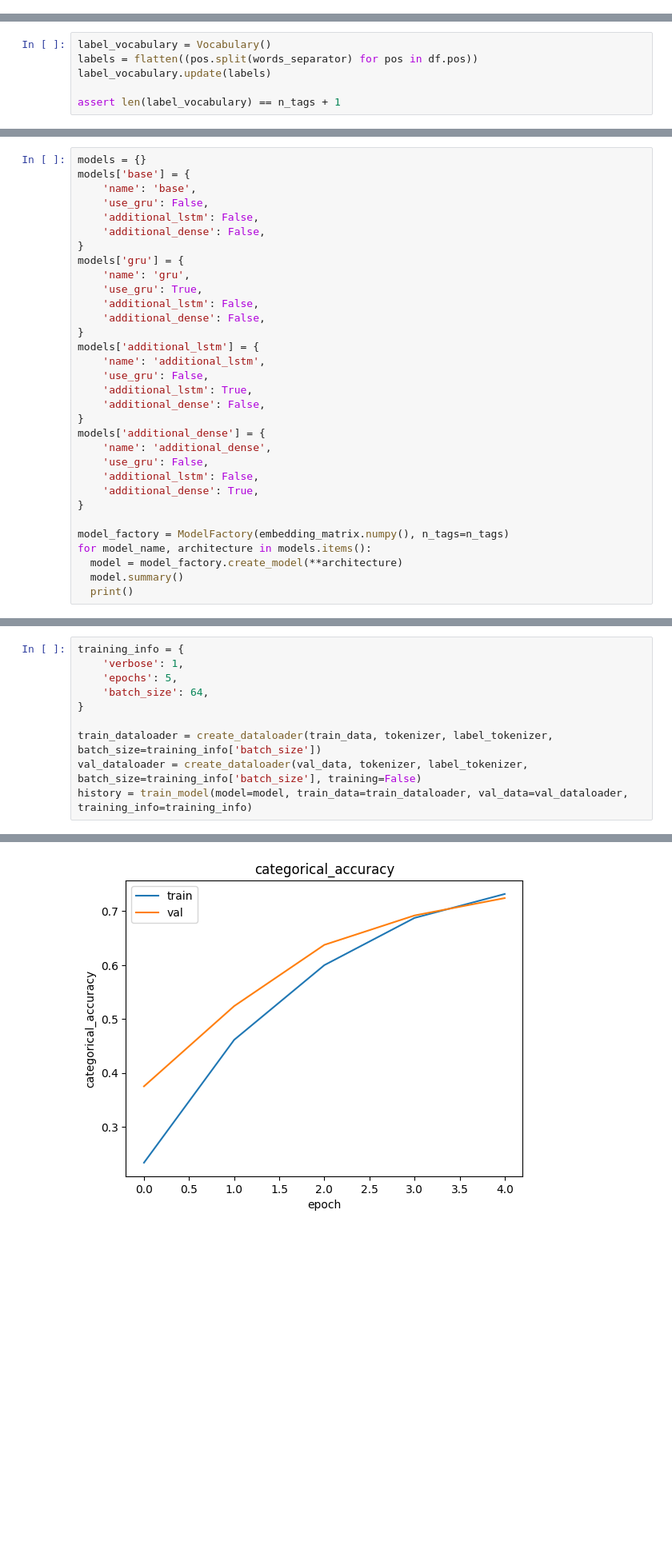
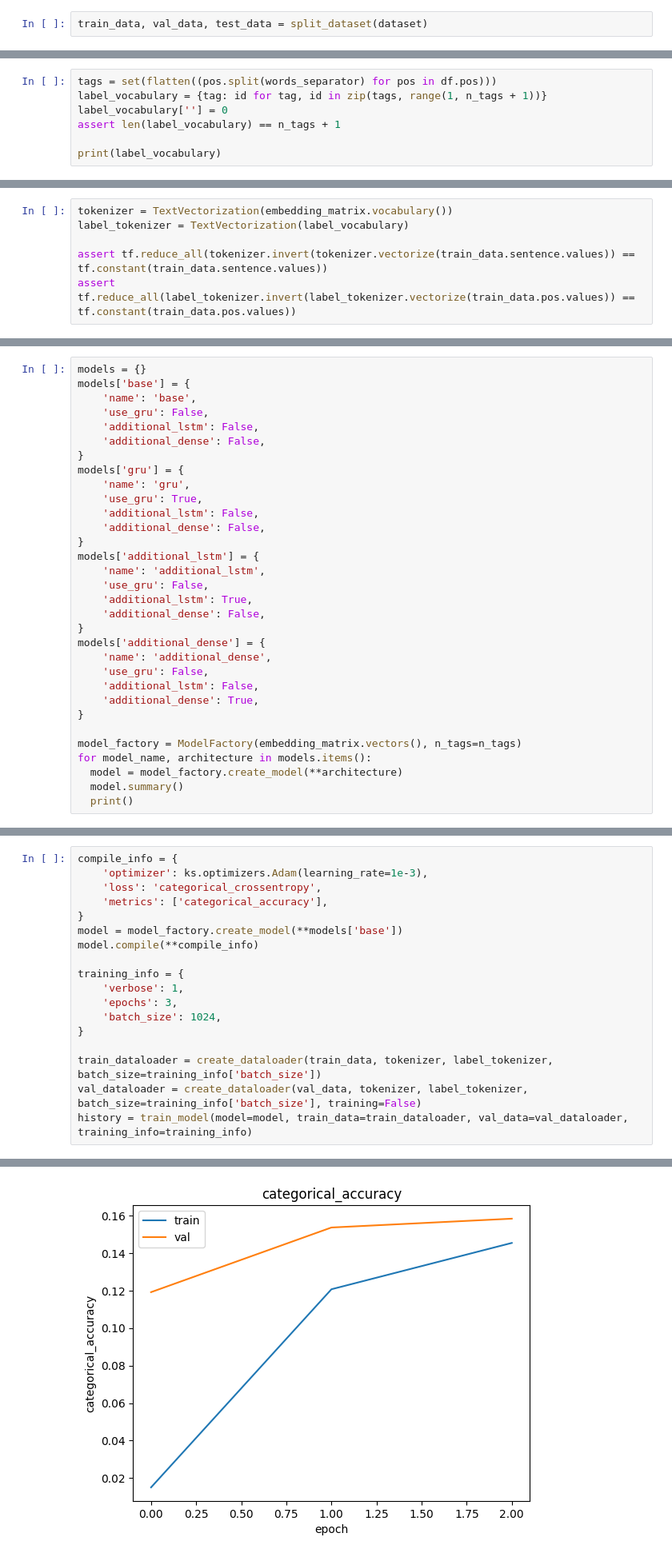
Before and after one commit to Simone999/nlp_assignment1, a Jupyter notebook: assignment1.ipynb, the cells around one changed output, grey strips where cells are left out. Shown: that part at 80% size. Cells and saved outputs as stored; diff of their text form; blank space fills up the shorter version.

Commit message:
add embedding.py add 8.1 (to be finished)

```diff
--- a/assignment1.ipynb
+++ b/assignment1.ipynb
@@ -793,0 +495,2 @@ Vocabulary length after expansion: 403746
+# %%
+train_data, val_data, test_data = split_dataset(dataset)
@@ -794,7 +539,8 @@ Vocabulary length after expansion: 403746
 # %%
-label_vocabulary = Vocabulary()
-labels = flatten((pos.split(words_separator) for pos in df.pos))
-label_vocabulary.update(labels)
+tags = set(flatten((pos.split(words_separator) for pos in df.pos)))
+label_vocabulary = {tag: id for tag, id in zip(tags, range(1, n_tags + 1))}
+label_vocabulary[''] = 0
+assert len(label_vocabulary) == n_tags + 1
 
-assert len(label_vocabulary) == n_tags + 1
+print(label_vocabulary)
 # %% [output]
@@ -849,0 +548,6 @@ assert tf.reduce_all(label_tokenizer.invert(label_tokenizer.vectorize(train_data
+# %%
+tokenizer = TextVectorization(embedding_matrix.vocabulary())
+label_tokenizer = TextVectorization(label_vocabulary)
+
+assert tf.reduce_all(tokenizer.invert(tokenizer.vectorize(train_data.sentence.values)) == tf.constant(train_data.sentence.values))
+assert tf.reduce_all(label_tokenizer.invert(label_tokenizer.vectorize(train_data.pos.values)) == tf.constant(train_data.pos.values))
@@ -1032,7 +738,7 @@ models['additional_dense'] = {
     'additional_dense': True,
 }
 
-model_factory = ModelFactory(embedding_matrix.numpy(), n_tags=n_tags)
+model_factory = ModelFactory(embedding_matrix.vectors(), n_tags=n_tags)
 for model_name, architecture in models.items():
   model = model_factory.create_model(**architecture)
   model.summary()
@@ -1141,10 +819,18 @@ def train_model(model: ks.Model,
 
     return history
 # %%
+compile_info = {
+    'optimizer': ks.optimizers.Adam(learning_rate=1e-3),
+    'loss': 'categorical_crossentropy',
+    'metrics': ['categorical_accuracy'],
+}
+model = model_factory.create_model(**models['base'])
+model.compile(**compile_info)
+
 training_info = {
     'verbose': 1,
-    'epochs': 5,
-    'batch_size': 64,
+    'epochs': 3,
+    'batch_size': 1024,
 }
 
 train_dataloader = create_dataloader(train_data, tokenizer, label_tokenizer, batch_size=training_info['batch_size'])
@@ -1170,2 +852,2 @@ Displaying the following history keys: dict_keys(['loss', 'categorical_accuracy'
-[figure, old version]
+[figure, new version]
 # %% [markdown]
```
Also changed, not shown: parts of 58 cells of this notebook, 20 other files.
